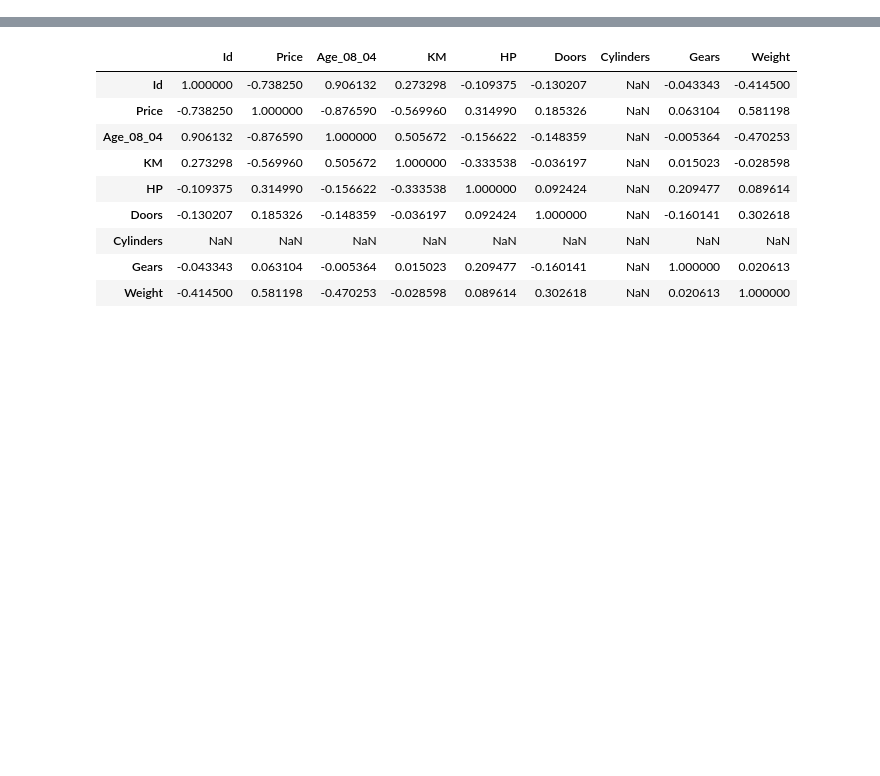
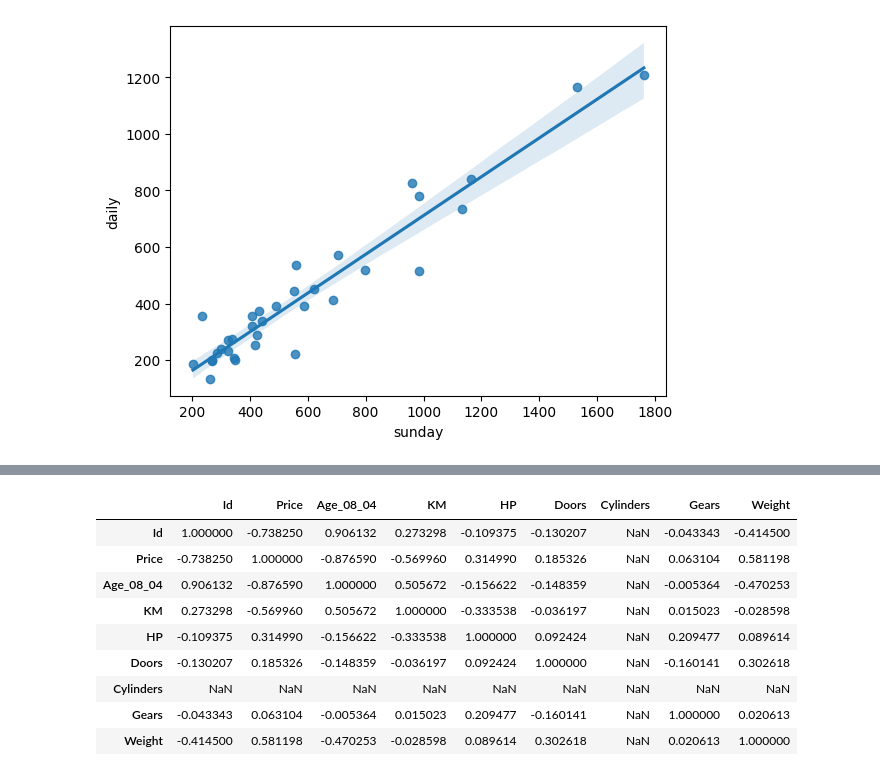
Before and after one commit to Sudharshansirikonda/Machine-learning-., a Jupyter notebook: ml_project.ipynb, the cells around one changed output, grey strips where cells are left out. Saved outputs shown, nothing was run; the diff lists cells and outputs as text; code cells hidden in the pictures; blank space fills up the shorter version.

```diff
--- a/ml_project.ipynb
+++ b/ml_project.ipynb
@@ -62,3 +88,7 @@ https://gist.github.com/mwaskom/de44147ed2974457ad6372750bbe5751
+# %%
+sns.regplot(x="sunday", y="daily", data=df);
+# %% [output]
+[figure, added]
 # %%
 import pandas as pd
 from google.colab import files
```
Also changed, not shown: parts of 6 cells of this notebook.
